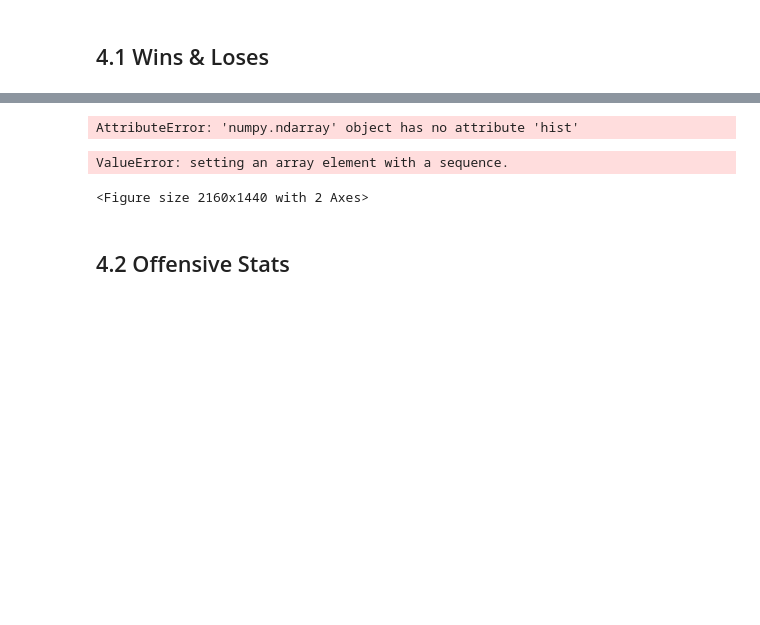
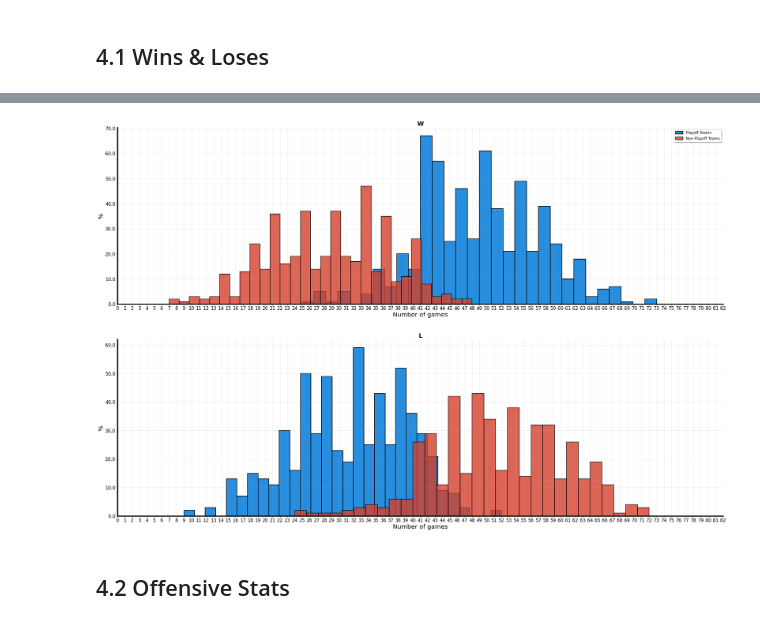
Before and after one commit to gurher/nba-playoff-prediction, a Jupyter notebook: NBA Playoffs.ipynb, the cells around one changed output, grey strips where cells are left out. Saved outputs shown, nothing was run; the diff lists cells and outputs as text; code cells hidden in the pictures; blank space fills up the shorter version.

```diff
--- a/NBA Playoffs.ipynb
+++ b/NBA Playoffs.ipynb
@@ -268,45 +238,40 @@ plt.show()
-# %%
-cols = ["W", "L"]
-
-fig, ax = plt.subplots(2, 1, figsize=(30,20))
-
-for i, col in enumerate(cols):
-    t4_index = playoff_teams[col].value_counts().index
-    t4_values = playoff_teams[col].value_counts().values
-    b4_index = non_playoff_teams[col].value_counts().index
-    b4_values = non_playoff_teams[col].value_counts().values
-
-    plt.hist(x=t4_index, height=t4_values, color=playoff_color, edgecolor='black', alpha=1, linewidth=2, label="Playoff Teams")
-    ax.hist(x=b4_index, height=b4_values, color=non_playoff_color, edgecolor='black', alpha=0.8, linewidth=2, label="Non-Playoff Teams")
-
-    ax.flatten()[i].grid(which='major', axis='x', zorder=0, alpha=0.3)
-    ax.flatten()[i].grid(which='major', axis='y', zorder=0, alpha=0.3)
-
-    ax.flatten()[i].set_xticks(np.arange(0, 83, 1))
-    ax.flatten()[i].set_xticklabels(ax.flatten()[i].get_xticks(), fontsize=15)
-    ax.flatten()[i].set_yticklabels(ax.flatten()[i].get_yticks(), fontsize=15)
-    ax.flatten()[i].set_xlabel('Number of games', fontsize=20)
-    ax.flatten()[i].set_ylabel('%', fontsize=20)
-    ax.flatten()[i].set_title(col.upper(), weight='bold', fontsize=20)
-#     ax.flatten()[i].set_facecolor(b_color)
-
-    ax.flatten()[i].spines['top'].set_visible(False)
-    ax.flatten()[i].spines['right'].set_visible(False)
-    ax.flatten()[i].spines['bottom'].set_linewidth(4)
-    ax.flatten()[i].spines['left'].set_linewidth(4)
-
-    if i == 0:
-        ax.flatten()[i].legend(loc=1, shadow=True, fontsize=12)
-
-
-# fig.set_facecolor(b_color)
-fig.set_edgecolor('black')
-fig.tight_layout(pad=5)
-plt.show()
-# %% [output]
-AttributeError: 'numpy.ndarray' object has no attribute 'hist'
-ValueError: setting an array element with a sequence.
-<Figure size 2160x1440 with 2 Axes>
+# %%
+fig, ax = plt.subplots(2, 1, figsize=(30,20))
+cols = ["W", "L"]
+
+for i, col in enumerate(cols):
+    playoff_values = playoff_teams[col]
+    non_playoff_values = non_playoff_teams[col]
+
+    ax.flatten()[i].hist(playoff_values, bins=30, color=playoff_color, edgecolor='black', alpha=1, linewidth=2, label="Playoff Teams")
+    ax.flatten()[i].hist(non_playoff_values, bins=30, color=non_playoff_color, edgecolor='black', alpha=0.8, linewidth=2, label="Non-Playoff Teams")
+
+    ax.flatten()[i].grid(which='major', axis='x', zorder=0, alpha=0.3)
+    ax.flatten()[i].grid(which='major', axis='y', zorder=0, alpha=0.3)
+
+    ax.flatten()[i].set_xticks(np.arange(0, 83, 1))
+    ax.flatten()[i].set_xticklabels(ax.flatten()[i].get_xticks(), fontsize=15)
+    ax.flatten()[i].set_yticklabels(ax.flatten()[i].get_yticks(), fontsize=15)
+    ax.flatten()[i].set_xlabel('Number of games', fontsize=20)
+    ax.flatten()[i].set_ylabel('%', fontsize=20)
+    ax.flatten()[i].set_title(col.upper(), weight='bold', fontsize=20)
+#     ax.flatten()[i].set_facecolor(b_color)
+
+    ax.flatten()[i].spines['top'].set_visible(False)
+    ax.flatten()[i].spines['right'].set_visible(False)
+    ax.flatten()[i].spines['bottom'].set_linewidth(4)
+    ax.flatten()[i].spines['left'].set_linewidth(4)
+
+    if i == 0:
+        ax.flatten()[i].legend(loc=1, shadow=True, fontsize=12)
+
+
+# fig.set_facecolor(b_color)
+fig.set_edgecolor('black')
+fig.tight_layout(pad=5)
+plt.show()
+# %% [output]
+[figure, added]
 # %% [markdown]
 ## 4.2 Offensive Stats
 # %%
```
Also changed, not shown: parts of 31 cells of this notebook.
